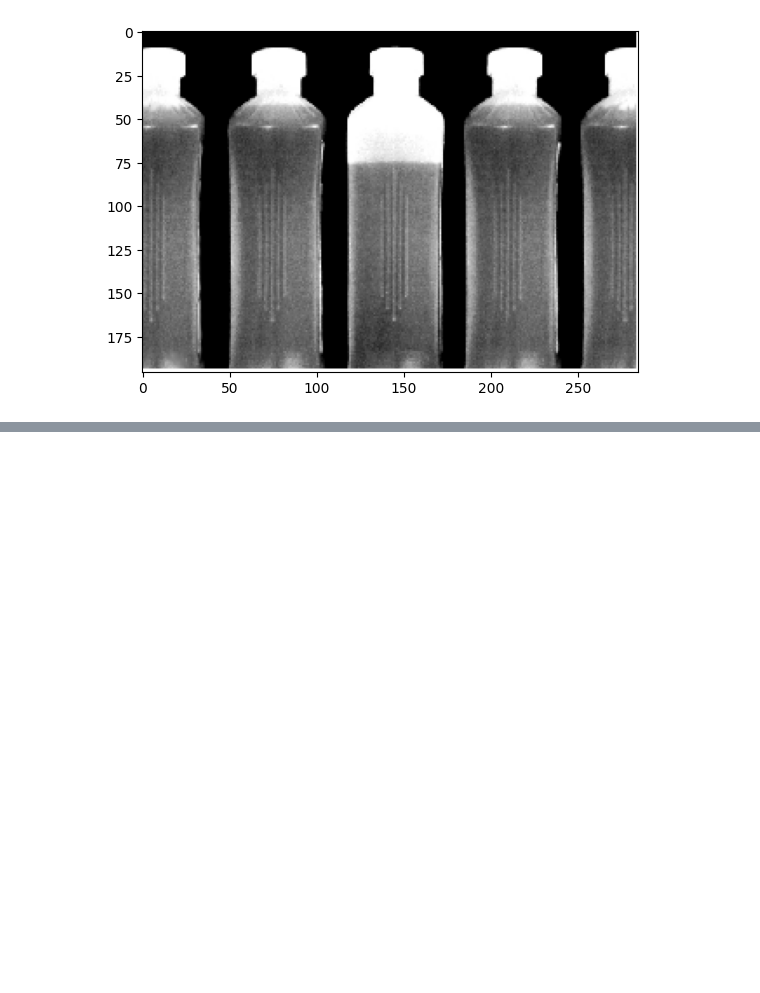
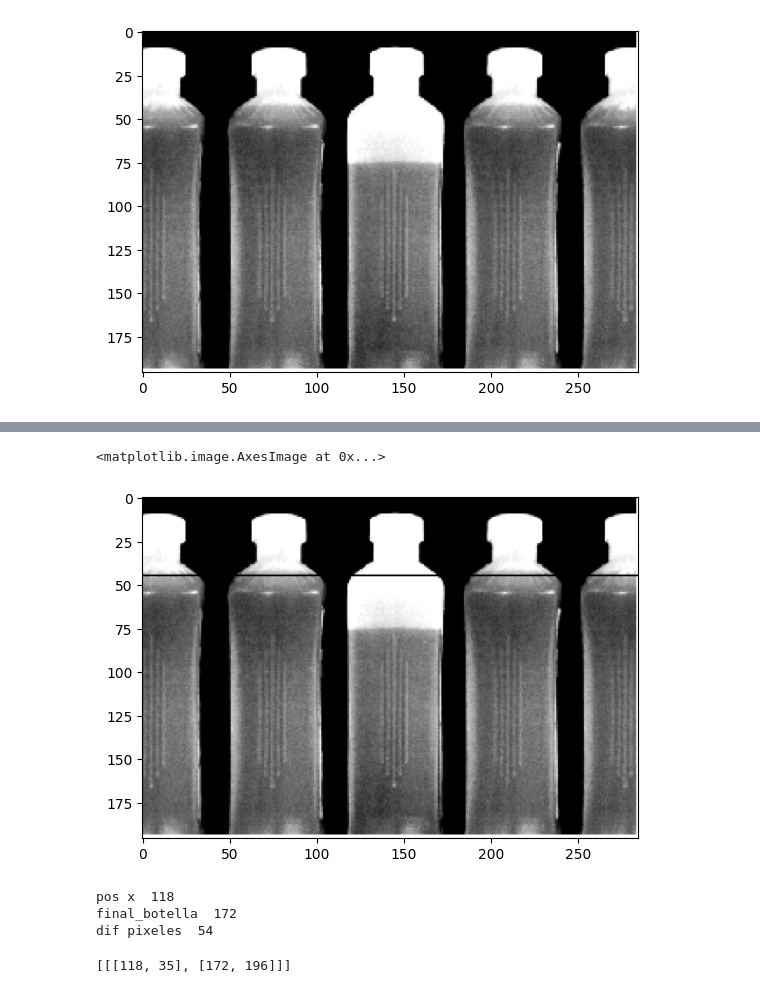
Before and after one commit to aguusandy/pdi-2024, a Jupyter notebook: Unidad1_PDI.ipynb, the cells around one changed output, grey strips where cells are left out. Cells and saved outputs as stored; diff of their text form; code cells hidden in the pictures; blank space fills up the shorter version.

```diff
--- a/Unidad1_PDI.ipynb
+++ b/Unidad1_PDI.ipynb
@@ -216,11 +216,10 @@ Utilice las herramientas aprendidas en esta unidad para implementar un sistema q
 *   indicar la posicion de la botella en la imagen (podrıa ser con un recuadro, informando la posicion relativa entre botellas, la posicion absoluta en pixels, etc).
 *   informar el porcentaje de llenado de la botella no-llena.
 # %%
+# ploteo de la imagen de las botellas
 url_img_botella = "botellas.tif"
-
-img_botella = cv.imread(url_img_botella)
-
-plt.imshow(img_botella)
+img_botella = cv.imread(url_img_botella,cv.IMREAD_GRAYSCALE)
+plt.imshow(img_botella,cmap='gray')
 # %% [output]
 <matplotlib.image.AxesImage at 0x...>
 [figure]
@@ -226,0 +233,12 @@ plt.imshow(img_botella)
+# %%
+# propongo la linea limite donde considero que esta llena la botella
+lim_y = 45
+img_botella_min = img_botella.copy()
+# tamaño de pixeles en x e y para la imagen
+size_x = img_botella_min.shape[1]
+size_y = img_botella_min.shape[0]
+cv.line(img_botella_min, (0,lim_y), (size_x,lim_y), color=(0, 255, 0) , thickness=1)
+plt.imshow(img_botella_min,cmap='gray')
+# %% [output]
+<matplotlib.image.AxesImage at 0x...>
+[figure, added]
@@ -226,0 +256,32 @@ plt.imshow(img_botella)
+# %%
+# recorro en x, por debajo de la linea limite, para saber si me encuentro dentro de una botella
+# si la intensidad en [x,y] es 0 entonces estoy fuera
+# si la intensidad en [x,y] es mayor a 0 entonces estoy dentro de una botella
+# si la intensidad en [x,y] es 255 entonces esta vacia la botella
+pos_x = 0
+botella = True
+vector_botellas = []
+while pos_x < size_x-1:
+  final_botella = pos_termina_botella(pos_x,img_botella_min,size_x)
+  dif_pixeles = final_botella - pos_x
+  # verifico si estoy dentro de una botella
+  if img_botella_min[lim_y-1,pos_x + int(dif_pixeles/2)] > 0:
+    # encuentro donde termina la botella
+    if img_botella_min[lim_y-1,pos_x + int(dif_pixeles/2)] == 255: # esta vacia la botella, entonces la remarco
+      # remarco la botella vacia
+      print("pos x ",pos_x)
+      print("final_botella ",final_botella)
+      print("dif pixeles ",dif_pixeles)
+      vector_botellas.append([[pos_x,lim_y-10],[pos_x+dif_pixeles,size_y]])
+    pos_x = final_botella
+  else:
+    pos_x+=1
+# cv.rectangle(img_botella_min, (pos_x,lim_y-10), (pos_x+int(dif_pixeles/2),size_y), color=(120, 120, 0) , thickness=2)
+# %% [output]
+pos x  118
+final_botella  172
+dif pixeles  54
+# %%
+print(vector_botellas)
+# %% [output]
+[[[118, 35], [172, 196]]]
```
Also changed, not shown: parts of 5 cells of this notebook.
